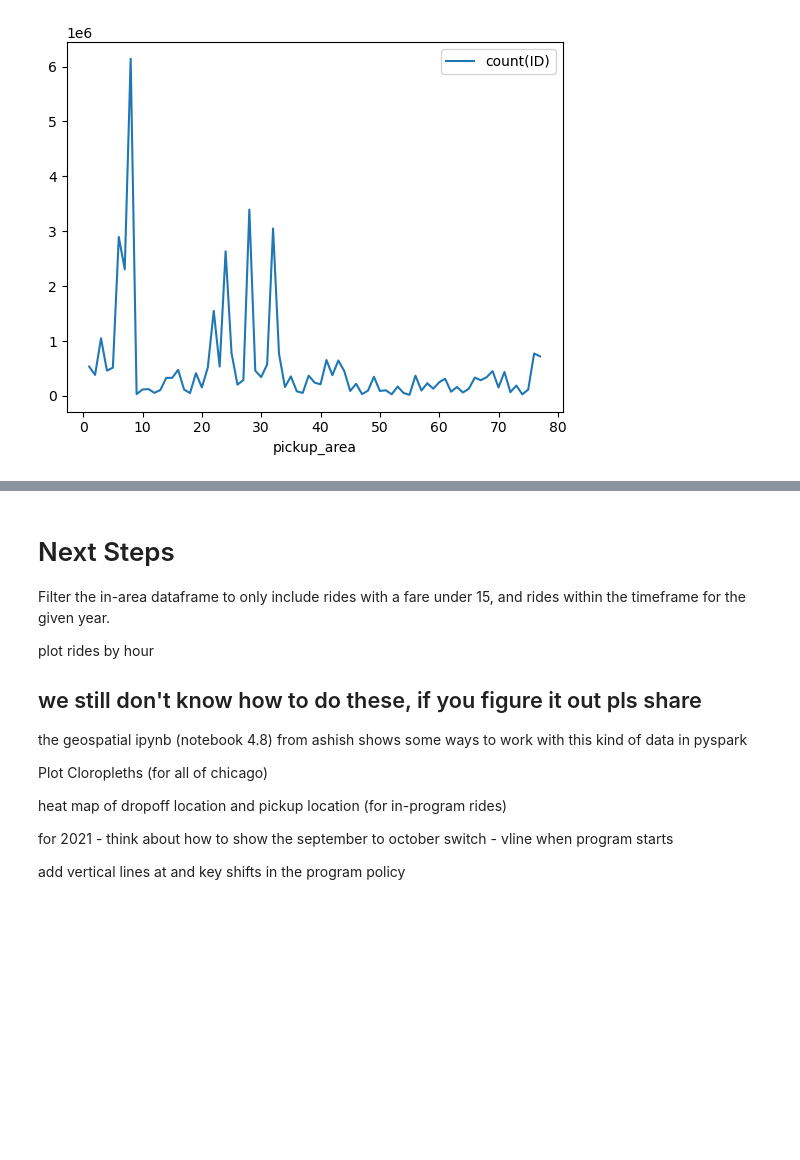
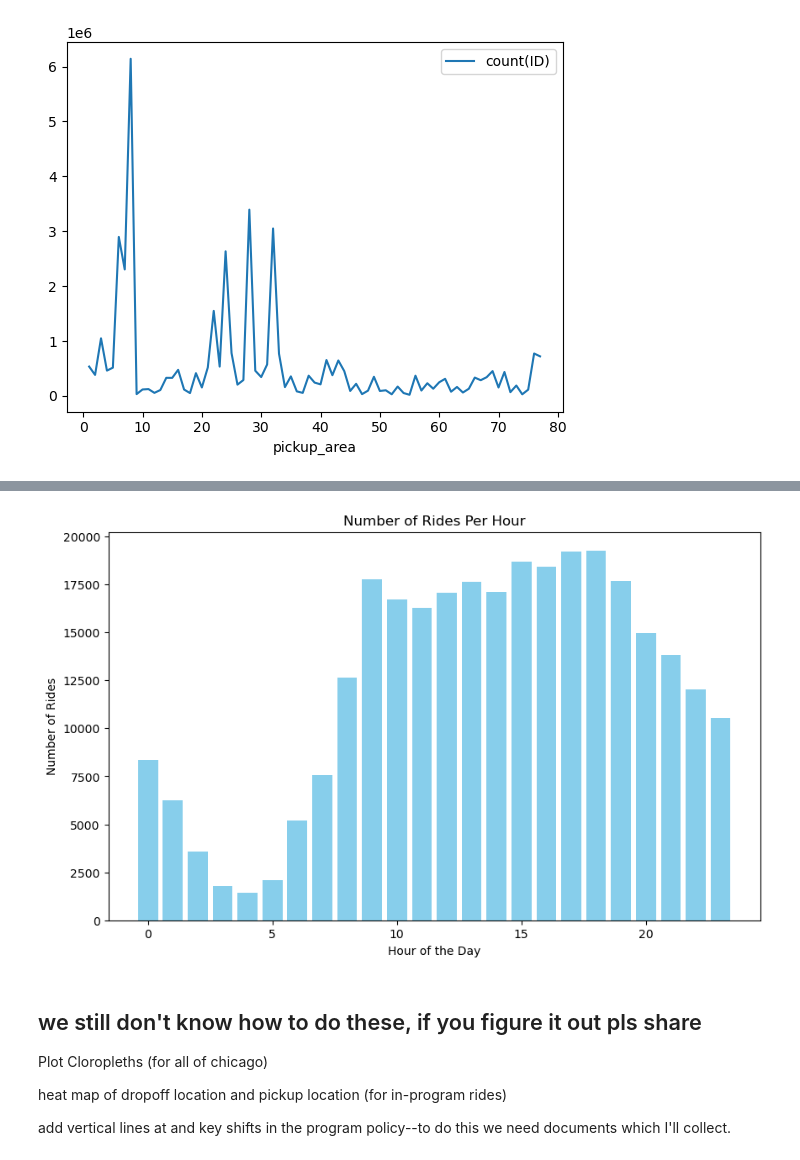
Before and after one commit to abejburton/bdp-rideshare, a Jupyter notebook: eda_2020.ipynb, the cells around one changed output, grey strips where cells are left out. Drawn from its saved outputs; the diff is of its cells as text; code cells hidden in the pictures; blank space fills up the shorter version.

Commit message:
had trouble with a dataframe, but successfully plotted by hour

```diff
--- a/eda_2020.ipynb
+++ b/eda_2020.ipynb
@@ -225,17 +270,23 @@ KeyError: 'pickup_area'
+# %%
+# rides per hour:
+rides_per_hour = df_area.groupBy("hour").count().orderBy("hour")
+
+# Convert the result to Pandas for local plotting
+rides_per_hour_pd = rides_per_hour.toPandas()
+
+# Plot the data
+plt.figure(figsize=(10, 6))
+plt.bar(rides_per_hour_pd["hour"], rides_per_hour_pd["count"], color="skyblue")
+plt.xlabel("Hour of the Day")
+plt.ylabel("Number of Rides")
+plt.title("Number of Rides Per Hour")
+plt.show()
+# %% [output]
+[figure, added]
 # %% [markdown]
-# Next Steps
-Filter the in-area dataframe to only include rides with a fare under 15, and rides within the timeframe for the given year.
-
-plot rides by hour
-
-
 ## we still don't know how to do these, if you figure it out pls share
-the geospatial ipynb (notebook 4.8) from ashish shows some ways to work with this kind of data in pyspark
-
 Plot Cloropleths (for all of chicago)
 
 heat map of dropoff location and pickup location (for in-program rides)
 
-for 2021 - think about how to show the september to october switch - vline when program starts
-
-add vertical lines at and key shifts in the program policy
+add vertical lines at and key shifts in the program policy--to do this we need documents which I'll collect.
```
Also changed, not shown: parts of 9 cells of this notebook.
